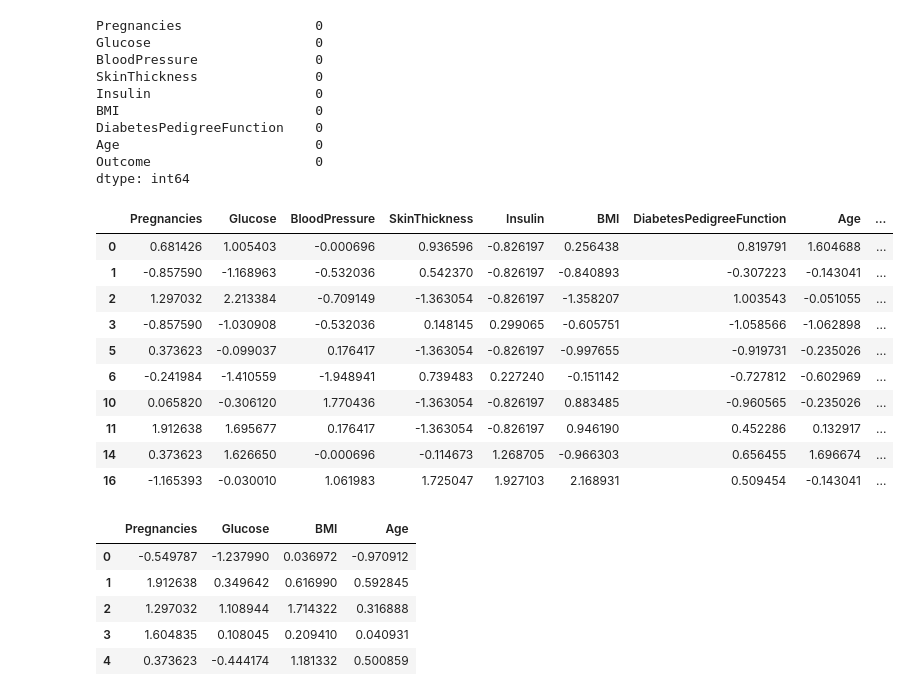
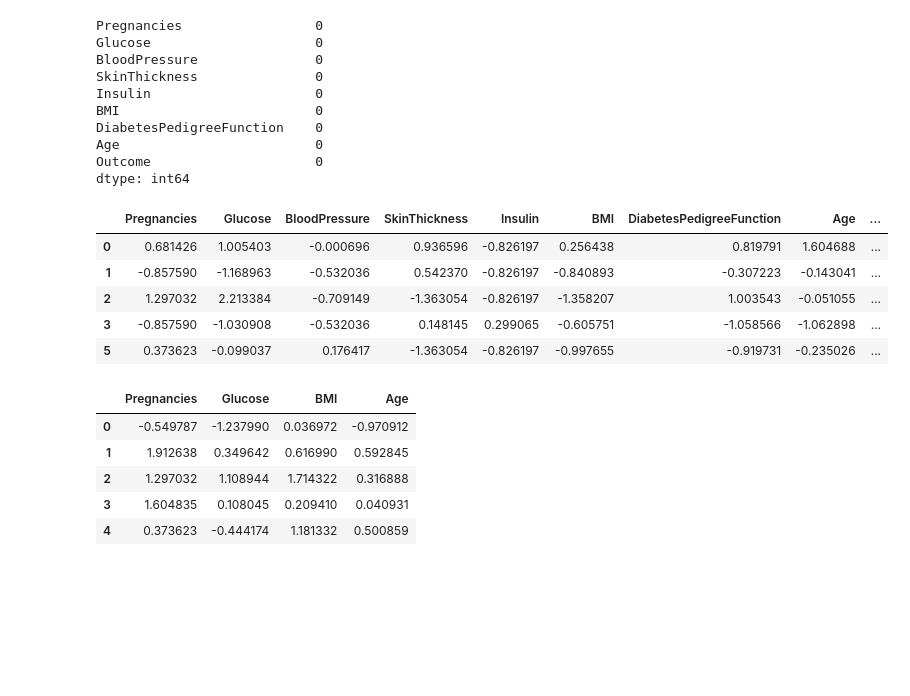
Before and after one commit to jaimed411/019-PROYECTO1-boosting-algorithms-project-tutorial-main-diabetes, a Jupyter notebook: src/explore.ipynb, the cells around one changed output. Cells and saved outputs as stored; diff of their text form; code cells hidden in the pictures; blank space fills up the shorter version.

```diff
--- a/src/explore.ipynb
+++ b/src/explore.ipynb
@@ -385,37 +385,26 @@ dtype: int64
 # %%
 #escalado de valores (feature scaling)
 
 
 #Normalización
 
 from sklearn.preprocessing import StandardScaler
 
-# Variables numéricas seleccionadas
-numeric_variables = ['Pregnancies', 'Glucose', 'BloodPressure', 'SkinThickness', 'Insulin', 'BMI',
-                              'DiabetesPedigreeFunction', 'Age', 'Outcome']
+num_variables = ['Pregnancies', 'Glucose', 'BloodPressure', 'SkinThickness', 'Insulin', 'BMI',
+                     'DiabetesPedigreeFunction', 'Age']
 
-# Crear un DataFrame con las variables numéricas seleccionadas
-dataframe_selected = dataframe[numeric_variables]
-
-# Normalizar las variables numéricas
 scaler = StandardScaler()
-norm_features = scaler.fit_transform(dataframe_selected)
-
-# Crear un DataFrame con las variables normalizadas
-dataframe_norm = pd.DataFrame(norm_features, index=dataframe_selected.index, columns=numeric_variables)
-dataframe_norm.head(10)
+norm_features = scaler.fit_transform(dataframe[num_variables])
+dataframe_norm = pd.DataFrame(norm_features, index = dataframe.index, columns = num_variables)
+dataframe_norm['Outcome'] = dataframe['Outcome']
+dataframe_norm.head()
 # %% [output]
 |  | Pregnancies | Glucose | BloodPressure | SkinThickness | Insulin | BMI | DiabetesPedigreeFunction | Age | ... |
 | 0 | 0.681426 | 1.005403 | -0.000696 | 0.936596 | -0.826197 | 0.256438 | 0.819791 | 1.604688 | ... |
 | 1 | -0.857590 | -1.168963 | -0.532036 | 0.542370 | -0.826197 | -0.840893 | -0.307223 | -0.143041 | ... |
 | 2 | 1.297032 | 2.213384 | -0.709149 | -1.363054 | -0.826197 | -1.358207 | 1.003543 | -0.051055 | ... |
 | 3 | -0.857590 | -1.030908 | -0.532036 | 0.148145 | 0.299065 | -0.605751 | -1.058566 | -1.062898 | ... |
 | 5 | 0.373623 | -0.099037 | 0.176417 | -1.363054 | -0.826197 | -0.997655 | -0.919731 | -0.235026 | ... |
-| 6 | -0.241984 | -1.410559 | -1.948941 | 0.739483 | 0.227240 | -0.151142 | -0.727812 | -0.602969 | ... |
-| 10 | 0.065820 | -0.306120 | 1.770436 | -1.363054 | -0.826197 | 0.883485 | -0.960565 | -0.235026 | ... |
-| 11 | 1.912638 | 1.695677 | 0.176417 | -1.363054 | -0.826197 | 0.946190 | 0.452286 | 0.132917 | ... |
-| 14 | 0.373623 | 1.626650 | -0.000696 | -0.114673 | 1.268705 | -0.966303 | 0.656455 | 1.696674 | ... |
-| 16 | -1.165393 | -0.030010 | 1.061983 | 1.725047 | 1.927103 | 2.168931 | 0.509454 | -0.143041 | ... |
 # %%
 from sklearn.feature_selection import SelectKBest
 from sklearn.model_selection import train_test_split
```
Also changed, not shown: parts of 22 cells of this notebook, 6 other files.
